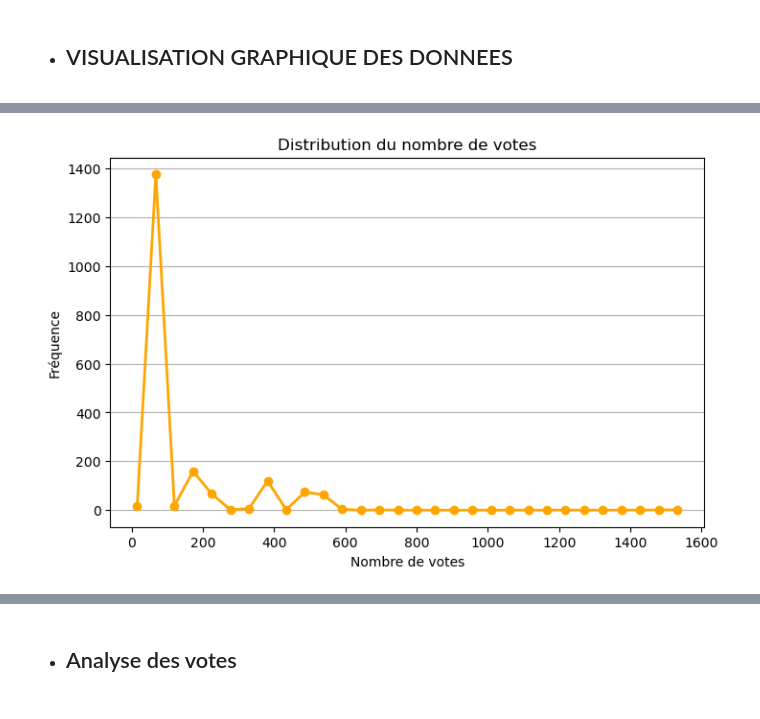
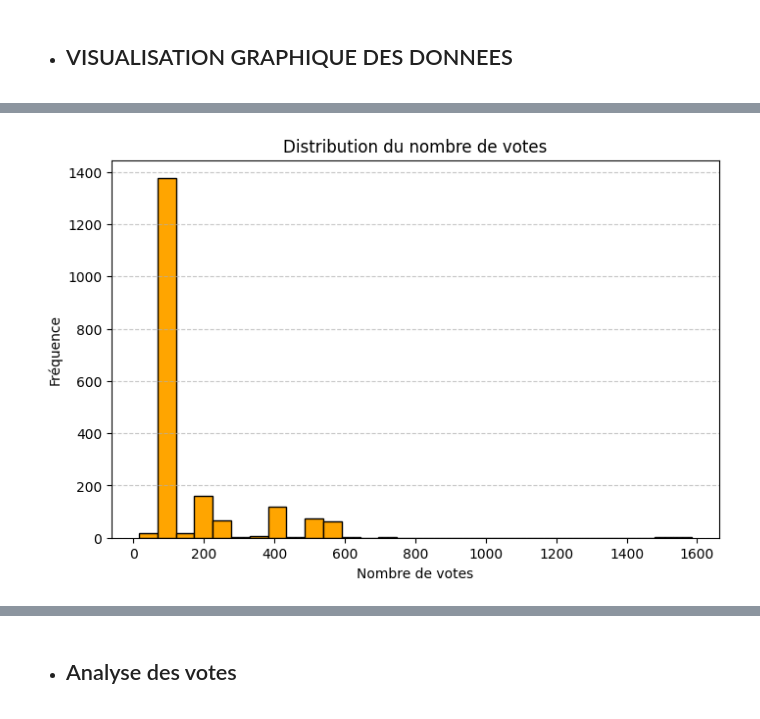
Before and after one commit to konanleger/PROJET-STATISTIQUE-DES-PROS, a Jupyter notebook: projet_stat.ipynb, the cells around one changed output, grey strips where cells are left out. Saved outputs shown, nothing was run; the diff lists cells and outputs as text; code cells hidden in the pictures.

```diff
--- a/projet_stat.ipynb
+++ b/projet_stat.ipynb
@@ -218,24 +292,13 @@ Passing `palette` without assigning `hue` is deprecated and will be removed in v
 # %%
-values = data['Nb de votes'].dropna()  # Supprimer les valeurs manquantes
 
-counts, bin_edges = np.histogram(values, bins=30)  # Obtenir les fréquences et les bords des bins
-
-
-
-# Tracer le graphique de type ligne
-
+values = data['Nb de votes'].dropna()
+counts, bin_edges = np.histogram(values, bins=30)
 plt.figure(figsize=(8, 5))
-
-plt.plot(bin_edges[:-1], counts, marker='o', color='orange', linestyle='-', linewidth=2, markersize=6)
-
+plt.bar(bin_edges[:-1], counts, width=np.diff(bin_edges), edgecolor='black', align='edge', color='orange')
 plt.title("Distribution du nombre de votes")
-
 plt.xlabel("Nombre de votes")
-
 plt.ylabel("Fréquence")
-
-plt.grid(axis='y')
-
+plt.grid(axis='y', linestyle='--', alpha=0.7)
 plt.show()
 # %% [output]
-[figure, old version]
+[figure, new version]
```
Also changed, not shown: parts of 11 cells of this notebook.
